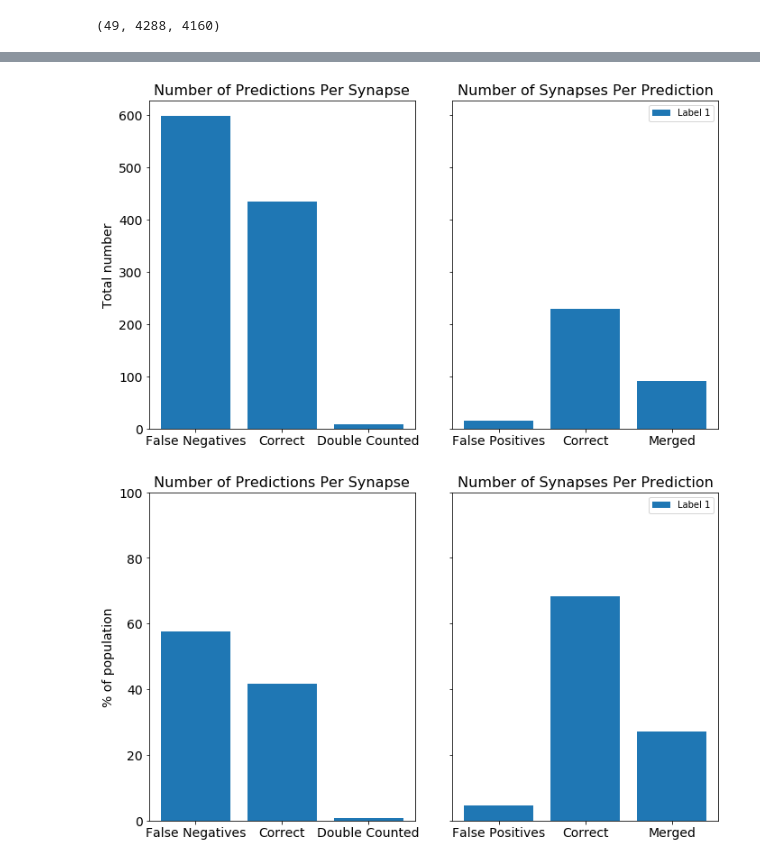
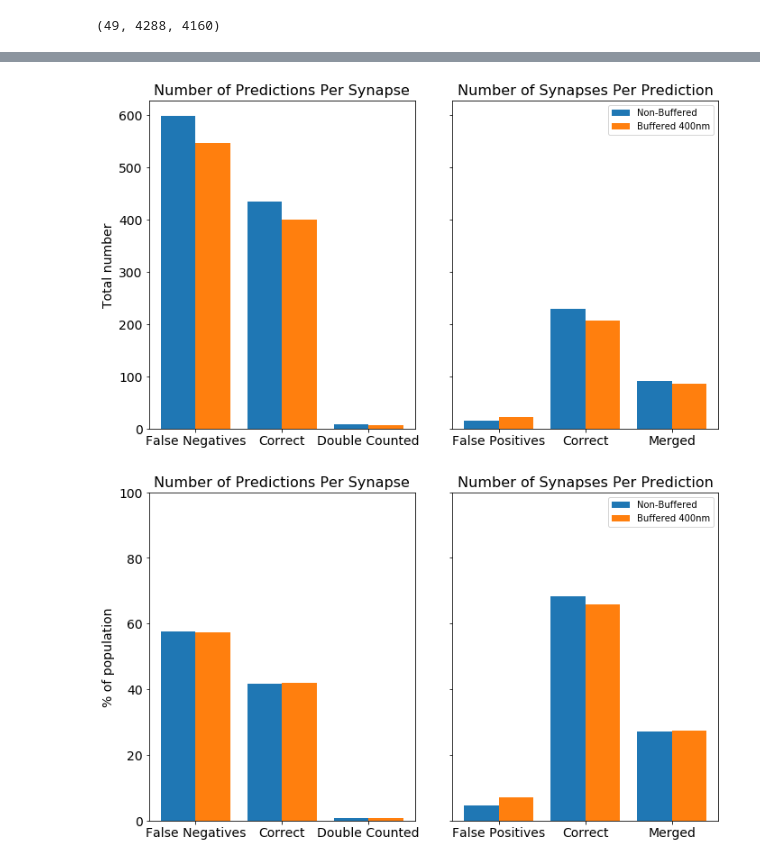
Before and after one commit to neurodata/synaptome-stats, a Jupyter notebook: rorb/NOMADS/Collman_EXP/QC_plots.ipynb, the cells around one changed output, grey strips where cells are left out. Cells and saved outputs as stored; diff of their text form; code cells hidden in the pictures.

Commit message:
updated plots.

```diff
--- a/rorb/NOMADS/Collman_EXP/QC_plots.ipynb
+++ b/rorb/NOMADS/Collman_EXP/QC_plots.ipynb
@@ -202,2 +200,5 @@ ai  = tmp.astype(np.int)
+# %%
+aReduced =  a[:, slice(133, 4155), slice(133, 4027)]
+aiReduced = ai[:, slice(133, 4155), slice(133, 4027)]
 # %%
 out_pred = compute_overlap_array(a, ai)
@@ -224,9 +205,11 @@ out_pred
+# %%
+out_predReduced = compute_overlap_array(aReduced, aiReduced)
 # %%
-kwds = {'Label 1': out_pred}
+kwds = {'Non-Buffered': out_pred, 'Buffered 400nm': out_predReduced}
 graph_performance(True, **kwds)
 # %% [output]
-[figure, old version]
+[figure, new version]
 # %%
 graph_performance(False, **kwds)
 # %% [output]
-[figure, old version]
+[figure, new version]
```
Also changed, not shown: parts of 8 cells of this notebook.
